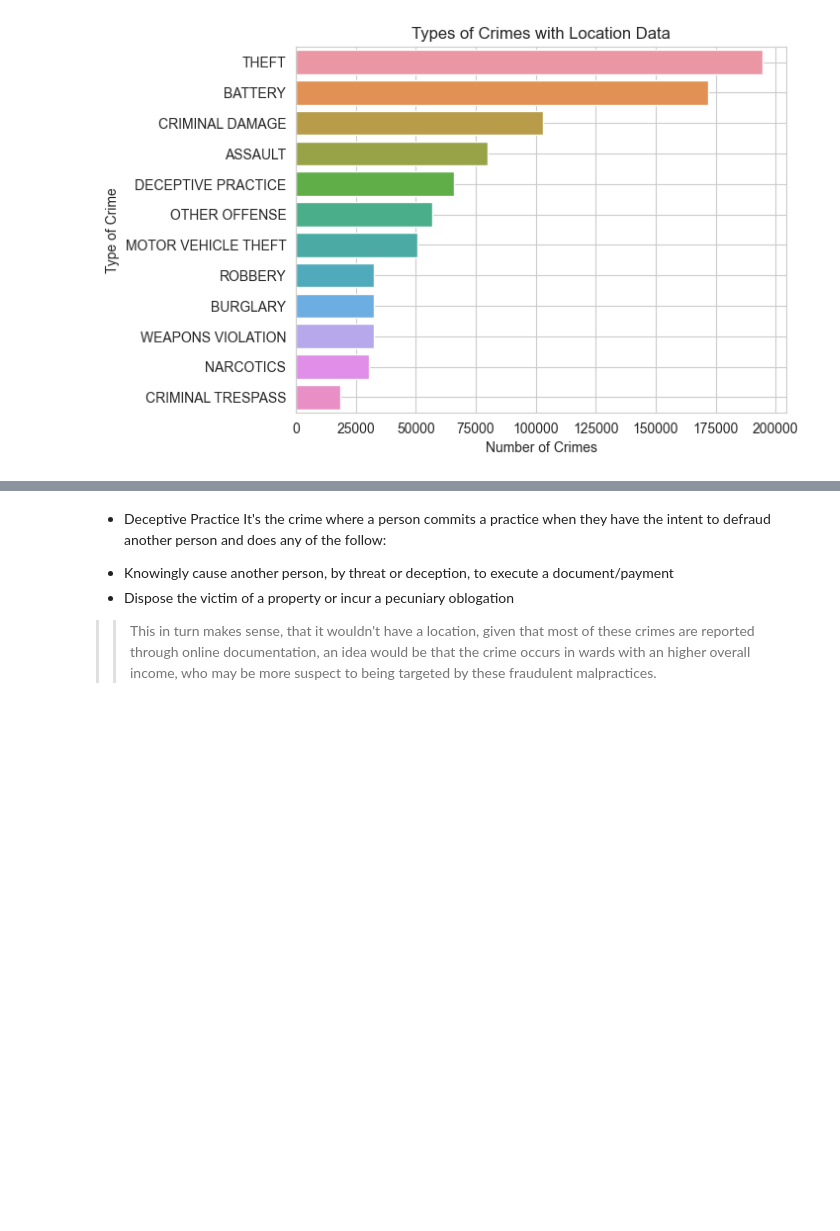
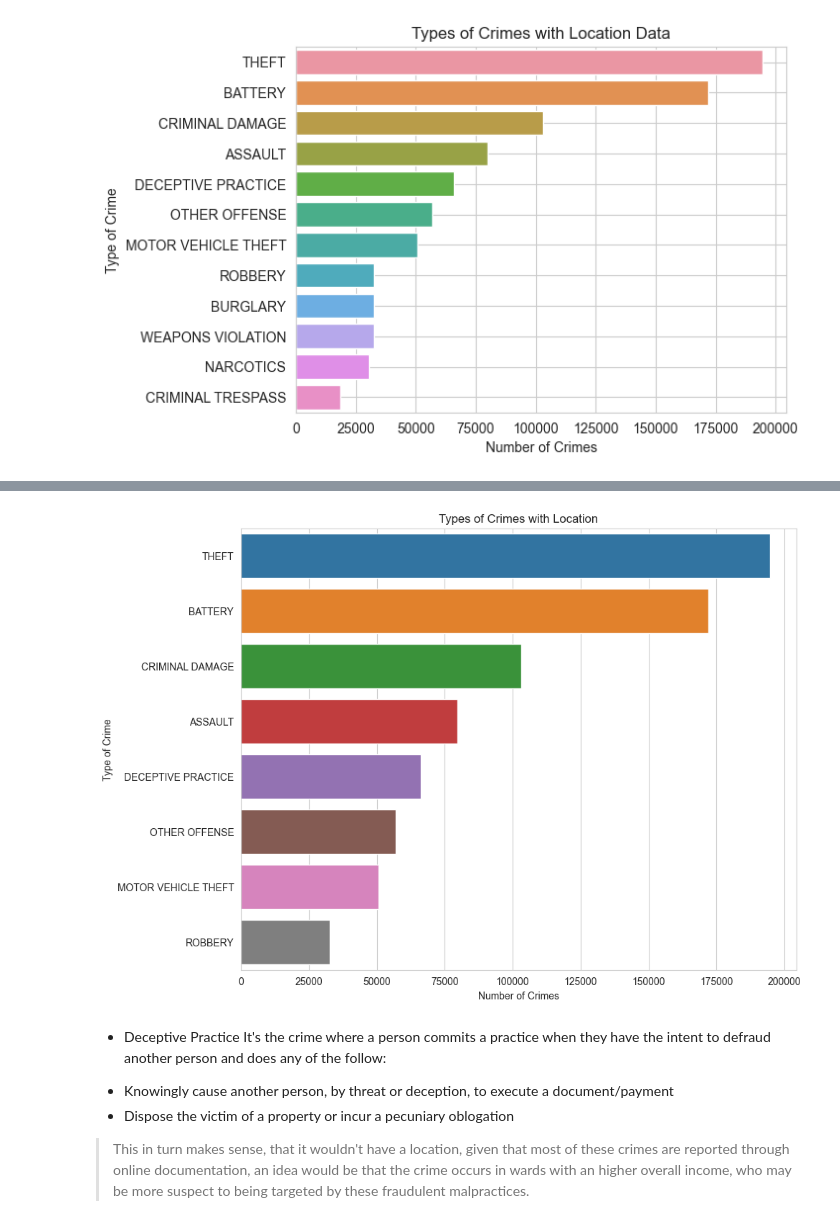
Before and after one commit to kfukutom/urban-informatics, a Jupyter notebook: src/crime_analysis.ipynb, the cells around one changed output, grey strips where cells are left out. Saved outputs shown, nothing was run; the diff lists cells and outputs as text; code cells hidden in the pictures; blank space fills up the shorter version.

```diff
--- a/src/crime_analysis.ipynb
+++ b/src/crime_analysis.ipynb
@@ -137,6 +147,18 @@ plt.show()
+# %%
+not_crime = df[df["Location"].isnull()==False]
+not_crime = df[df["Location"].isnull()==False]
+not_crime = not_crime.groupby("Primary Type").size().sort_values(ascending=False).reset_index(name='counts').head(8)
+fig, ax = plt.subplots(figsize=(10, 8))  # Adjust the figure size as needed
+sns.barplot(data=not_crime, y="Primary Type", x="counts", ax=ax)
+plt.title("Types of Crimes with Location")
+plt.xlabel("Number of Crimes")
+plt.ylabel("Type of Crime")
+plt.show()
+# %% [output]
+[figure, added]
 # %% [markdown]
 * Deceptive Practice
 It's the crime where a person commits a practice when they have the intent to defraud another person and does any of the follow:
 - Knowingly cause another person, by threat or deception, to execute a document/payment
 - Dispose the victim of a property or incur a pecuniary oblogation
->> This in turn makes sense, that it wouldn't have a location, given that most of these crimes are reported through online documentation, an idea would be that the crime occurs in wards with an higher overall income, who may be more suspect to being targeted by these fraudulent malpractices.
+> This in turn makes sense, that it wouldn't have a location, given that most of these crimes are reported through online documentation, an idea would be that the crime occurs in wards with an higher overall income, who may be more suspect to being targeted by these fraudulent malpractices.
```
Also changed, not shown: parts of 18 cells of this notebook.
